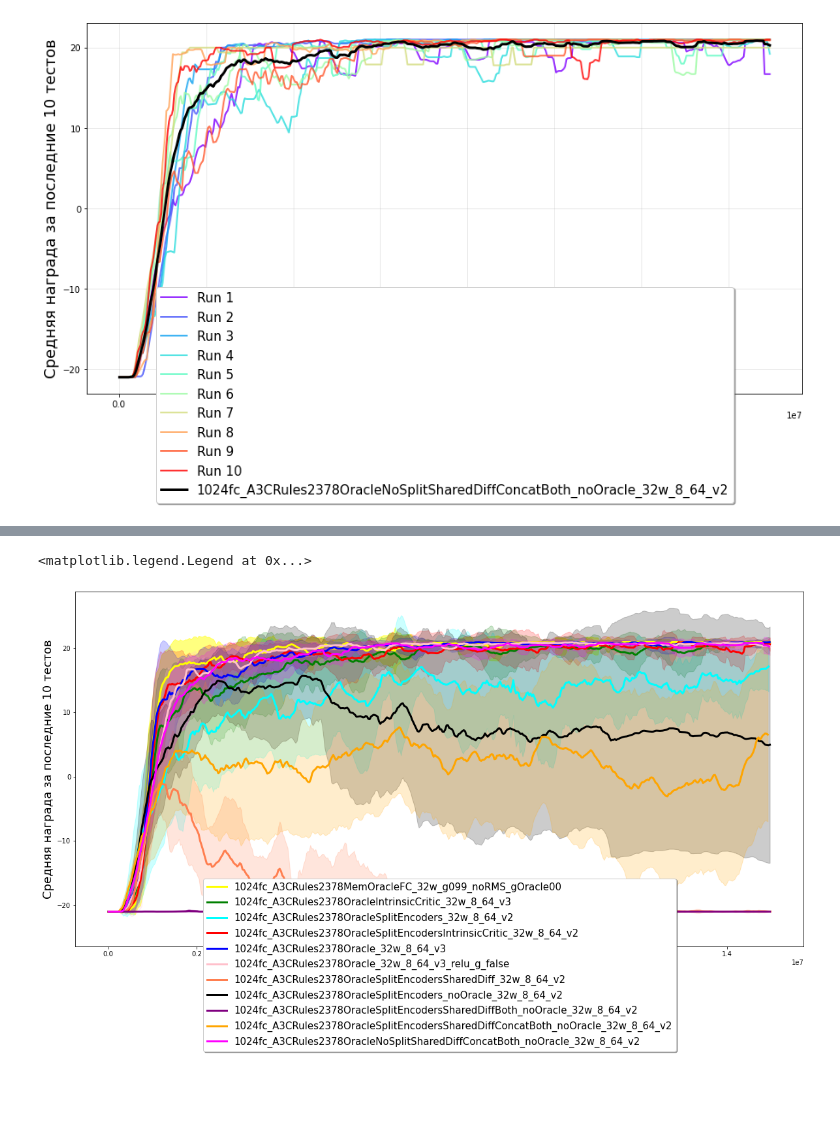
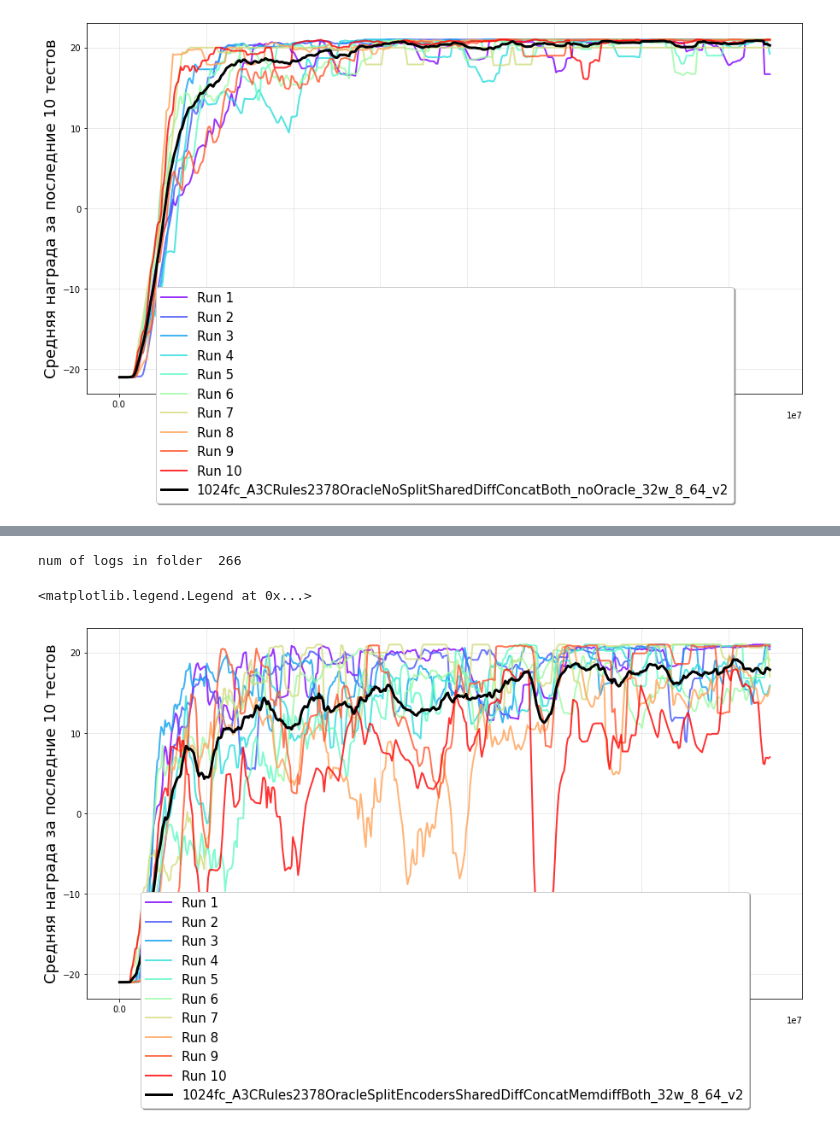
Before and after one commit to Aanax/rl_a3c_slurm, a Jupyter notebook: plot_trainings_oracle_result.ipynb, the cells around one changed output, grey strips where cells are left out. Drawn from its saved outputs; the diff is of its cells as text; code cells hidden in the pictures; blank space fills up the shorter version.

```diff
--- a/plot_trainings_oracle_result.ipynb
+++ b/plot_trainings_oracle_result.ipynb
@@ -454,0 +479,20 @@ plt.legend(loc="lower center", bbox_to_anchor=(0.5, -0.31),
+# %%
+name30 = '1024fc_A3CRules2378OracleSplitEncodersSharedDiffConcatMemdiffBoth_32w_8_64_v2'
+noent30 = get_mean_interpolated_stats_df_wrapper(f"./logs/{name30}/", verbose=verbose, min_frames_in_log_to_use_it=2000000)#900000
+
+ax = draw_meanIntep_with_colored_runs_wrapper(
+    *noent30, label=name30, colormap="rainbow", alpha=0.8)
+
+ax.tick_params(axis='both', which='major', labelsize=10)
+ax.tick_params(axis='both', which='minor', labelsize=8)
+
+
+plt.xlabel('Общее число кадров', fontsize=18)
+plt.ylabel('Средняя награда за последние 10 тестов', fontsize=18)
+
+plt.legend(loc="lower center", bbox_to_anchor=(0.5, -0.31),
+          fancybox=True, shadow=True, prop={'size': 15})
+# %% [output]
+num of logs in folder  266
+<matplotlib.legend.Legend at 0x...>
+[figure, added]
@@ -473,6 +549,10 @@ draw_mean_with_std_wrapper(*noent25, ax = ax, label=name25, col="purple", alpha=
 draw_mean_with_std_wrapper(*noent26, ax = ax, label=name26, col="orange", alpha=0.5)
 draw_mean_with_std_wrapper(*noent27, ax = ax, label=name27, col="magenta", alpha=0.5)
 draw_mean_with_std_wrapper(*noent28, ax = ax, label=name28, col="olive", alpha=0.5)
+draw_mean_with_std_wrapper(*noent29, ax = ax, label=name29, col="darkgoldenrod", alpha=0.5)
+draw_mean_with_std_wrapper(*noent30, ax = ax, label=name30, col="slategray", alpha=0.5)
+draw_mean_with_std_wrapper(*noent31, ax = ax, label=name31, col="teal", alpha=0.5)
+draw_mean_with_std_wrapper(*noent32, ax = ax, label=name32, col="limegreen", alpha=0.5)
 
 
 ax.tick_params(axis='both', which='major', labelsize=10)
@@ -484,6 +564,3 @@ plt.ylabel('Средняя награда за последние 10 тесто
 
 plt.legend(loc="lower center", bbox_to_anchor=(0.5, -0.31),
           fancybox=True, shadow=True, prop={'size': 15})
-# %% [output]
-<matplotlib.legend.Legend at 0x...>
-[figure, removed]
```
Also changed, not shown: parts of 5 cells of this notebook, 14 other files.
